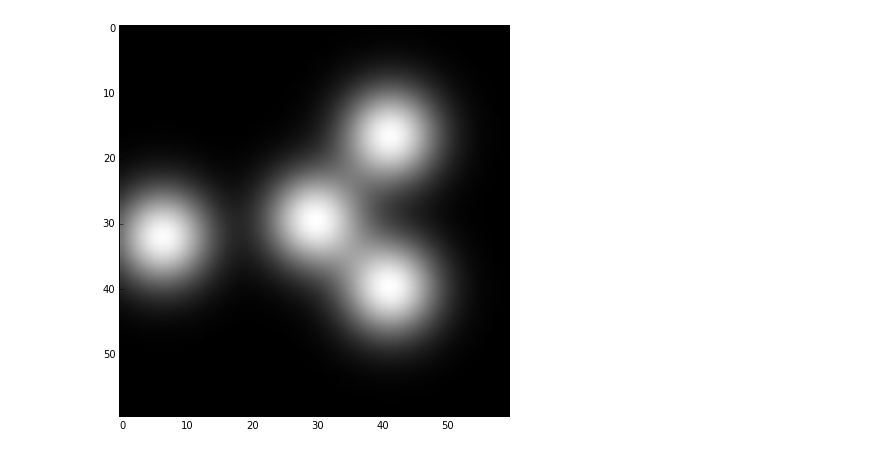
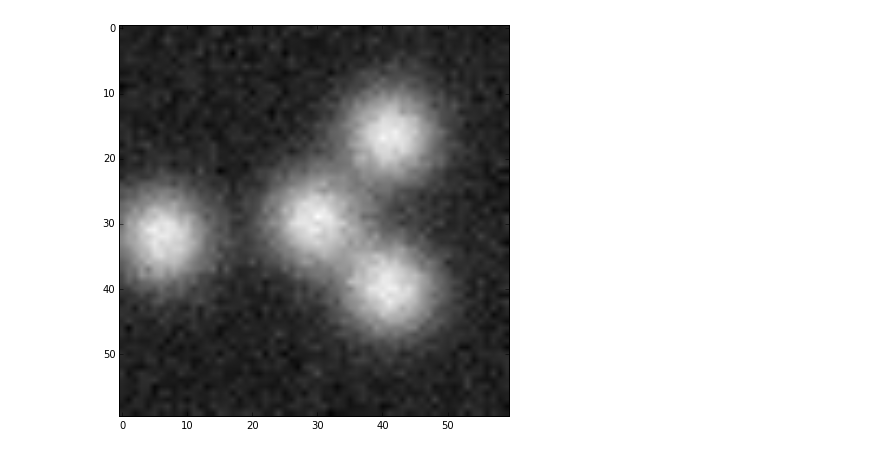
Before and after one commit to lmoustakas/lcolens, a Jupyter notebook: python/anb/GalSim_Aaron_2.ipynb, the cells around one changed output. Drawn from its saved outputs; the diff is of its cells as text; code cells hidden in the pictures.

```diff
--- a/python/anb/GalSim_Aaron_2.ipynb
+++ b/python/anb/GalSim_Aaron_2.ipynb
@@ -46,7 +46,7 @@ with open('object_params.csv', 'rU') as csvfile:
 pixel_scale = float(observ_parameters['pixel_scale'])  # arcsec / pixel
 xsize = int(observ_parameters['img_size'])             # pixel
 ysize = int(observ_parameters['img_size'])             # pixel
-noise = float(observ_parameters['sky_noise'])
+sky_noise = float(observ_parameters['sky_noise'])
 center = observ_parameters['img_center']               # RA DEC string
 image = galsim.ImageF(xsize, ysize)
 # %%
@@ -65,31 +65,34 @@ for object in object_parameters:
 
     # for joining RA and DEC below
     seq = (object_parameters[object][0], object_parameters[object][1])
 
     # convert the object position to decimal degrees
     obj_sex = C.Position(str.join(seq))
     obj_dd = obj_sex.dd()
     # find the offset from center
     dx_deg = obj_dd[0] - center_dd[0]
     dy_deg = obj_dd[1] - center_dd[1]
     # convert degrees to arcseconds
     dx_arcsec = dx_deg * 3600
     dy_arcsec = dy_deg * 3600
     # create the profile
     profile = galsim.Gaussian(flux=float(object_parameters[object][2]),
                               sigma=float(object_parameters[object][3]))
     # apply the offset
     profile = profile.shift(dx_arcsec, dy_arcsec)
     field = field + profile
 
 # draw the image
 field.drawImage(image, scale=pixel_scale)
 
+# add sky noise
+image.addNoise(galsim.GaussianNoise(sigma=sky_noise))
+
 # write and plot the image
 image.write("Aaron_test.fits")
 hdus = pyfits.open("Aaron_test.fits")
 data = hdus[0].data
 fig = plt.figure(figsize=(7, 7))
 im = plt.imshow(data, cmap="gray")
 # %% [output]
-[figure, old version]
+[figure, new version]
```
